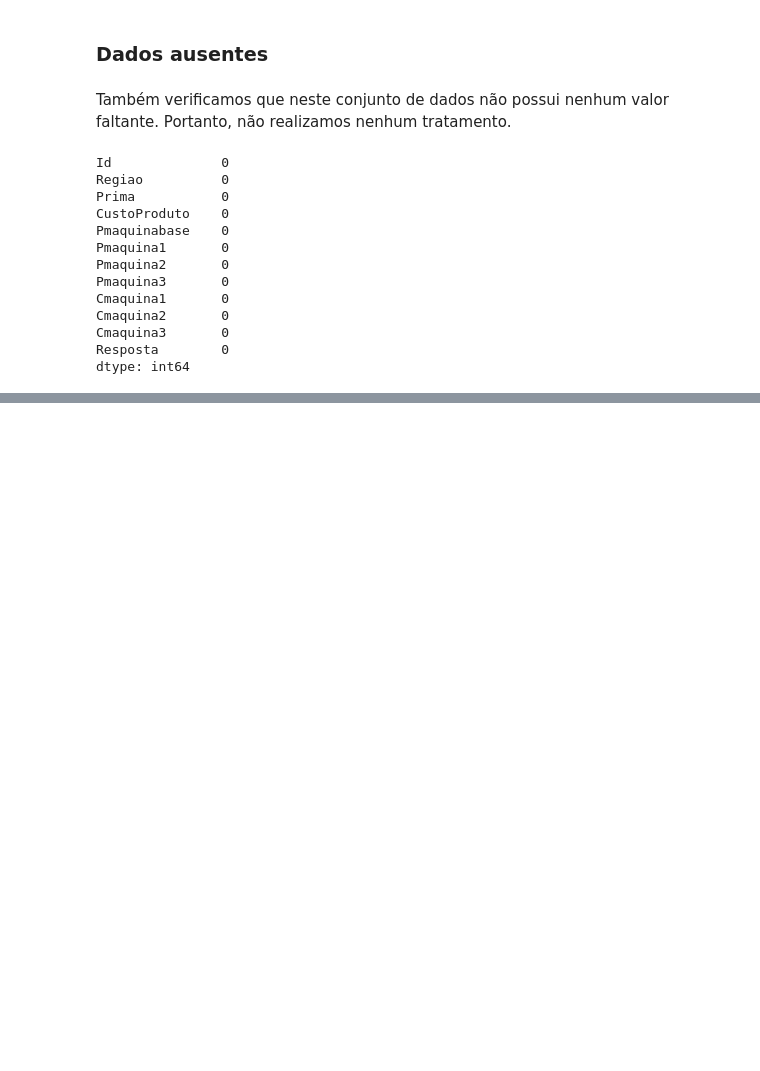
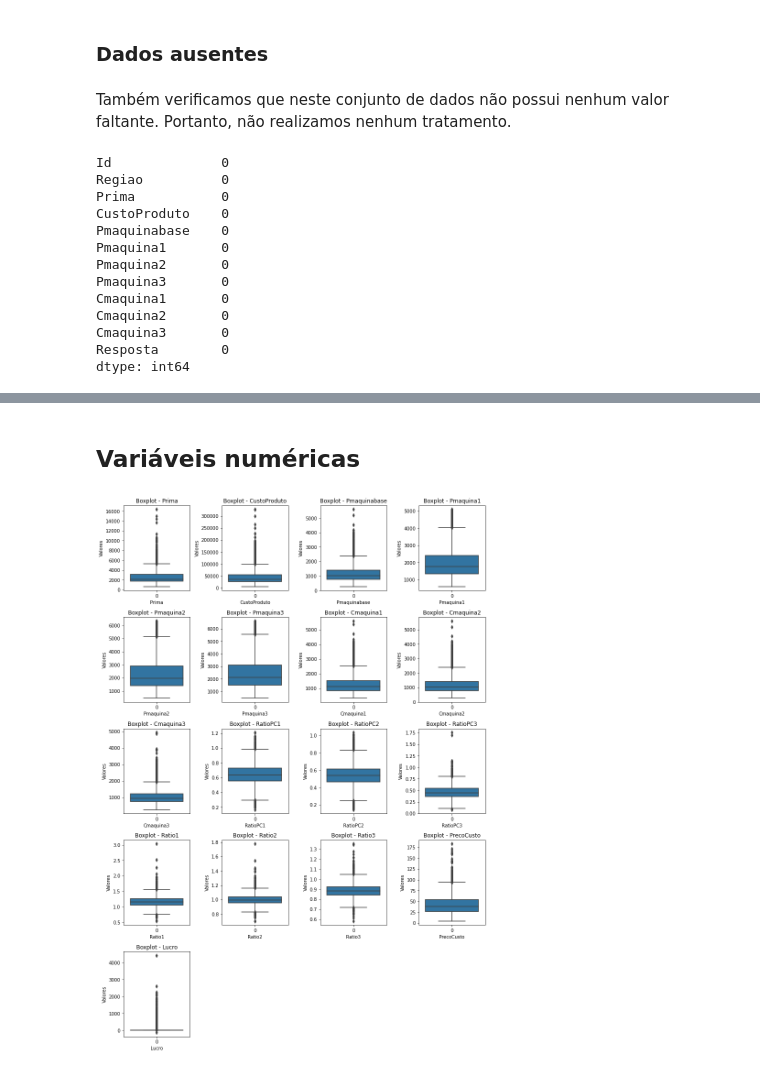
Before and after one commit to AdrianeAkemi/Agricultural-machine, a Jupyter notebook: Desafio 2.ipynb, the cells around one changed output, grey strips where cells are left out. Saved outputs shown, nothing was run; the diff lists cells and outputs as text; code cells hidden in the pictures; blank space fills up the shorter version.

```diff
--- a/Desafio 2.ipynb
+++ b/Desafio 2.ipynb
@@ -179,0 +225,13 @@ dtype: int64
+# %%
+data['Alugou'] = np.where(data['Resposta'] == '0', '0', '1')
+data['RatioPC1'] =data['Cmaquina1']/data['Pmaquina1']
+data['RatioPC2'] =data['Cmaquina2']/data['Pmaquina2']
+data['RatioPC3'] =data['Cmaquina3']/data['Pmaquina3']
+data['Ratio1'] = ((data['Pmaquina2']+ data['Pmaquina3'])/2) / data['Pmaquina1']
+data['Ratio2'] = ((data['Pmaquina1']+ data['Pmaquina3'])/2) / data['Pmaquina2']
+data['Ratio3'] = ((data['Pmaquina2']+ data['Pmaquina1'])/2) / data['Pmaquina3']
+data['Escolheu1'] = np.where(data['Resposta'] == '1', '1', '0')
+data['Escolheu2'] = np.where(data['Resposta'] == '2', '1', '0')
+data['Escolheu3'] = np.where(data['Resposta'] == '3', '1', '0')
+data['PrecoCusto'] = (3*data['CustoProduto'])/(data['Cmaquina1']+data['Cmaquina3']+data['Cmaquina3'])
+data['Lucro'] = data.apply(Lucro, axis='columns')
@@ -179,0 +461,21 @@ dtype: int64
+# %% [markdown]
+## Variáveis numéricas
+# %%
+# Configurando o tamanho da figura
+plt.figure(figsize=(12, 20))
+
+# Loop para criar os boxplots
+for i, coluna in enumerate(dados_numericos.columns):
+    plt.subplot(6, 4, i+1)
+    sns.boxplot(data=dados_numericos[coluna])
+    plt.title(f'Boxplot - {coluna}')
+    plt.xlabel(coluna)
+    plt.ylabel('Valores')
+
+# Ajustando o espaçamento entre os subplots
+plt.tight_layout()
+
+# Exibindo os gráficos
+plt.show()
+# %% [output]
+[figure, added]
```
Also changed, not shown: parts of 41 cells of this notebook.
